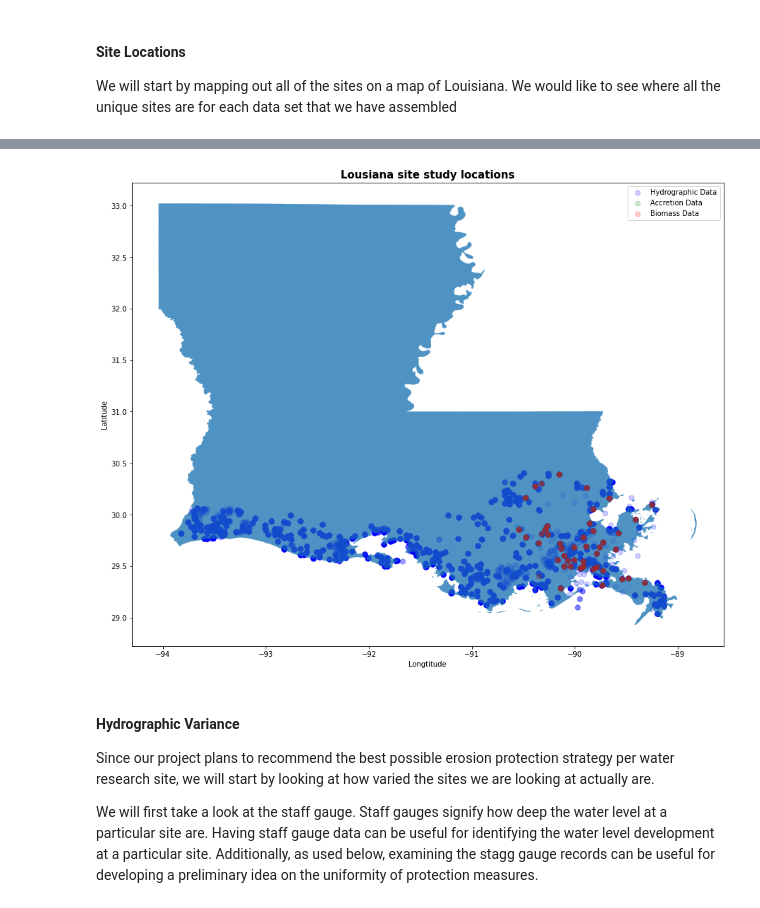
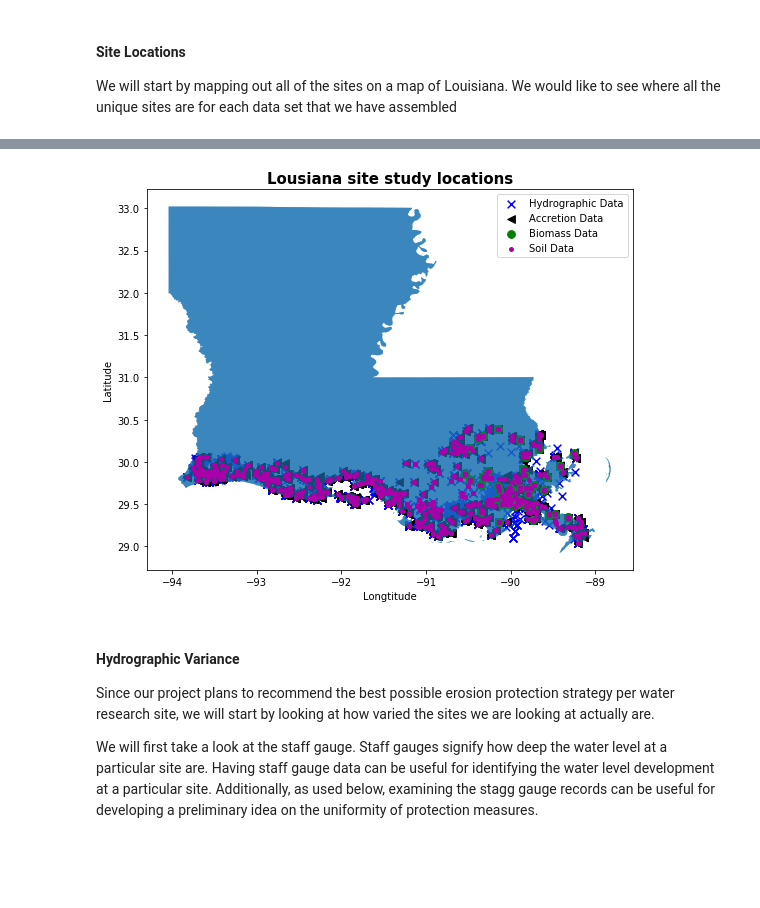
Before and after one commit to MinaSSaleh/MinaSSaleh.github.io, a Jupyter notebook: FinalTutorial.ipynb, the cells around one changed output, grey strips where cells are left out. Cells and saved outputs as stored; diff of their text form; code cells hidden in the pictures; blank space fills up the shorter version.

```diff
--- a/FinalTutorial.ipynb
+++ b/FinalTutorial.ipynb
@@ -289,0 +243,13 @@ for df in [hydro, accretion, biomass]:
+# %%
+# Observe the dataset columns
+print(soil_untidy.columns)
+# # Focus on only the columns we care about
+col_drops = ["Group", "Organization", "Personnel", "Comments"]
+soil_subset = soil_untidy.drop(col_drops, axis=1)
+# Rename some columns
+soil_subset = soil_subset.rename(
+    columns={"Wet Soil pH (pH units)": "Soil pH"})
+# Create datetime columns
+soil_subset.loc[:, "Datetime"] = pd.to_datetime(soil_subset["Sample Date (mm/dd/yyyy)"], format="%m/%d/%Y")
+soil = soil_subset.drop("Sample Date (mm/dd/yyyy)", axis=1)
+soil.head()
@@ -294,12 +283,3 @@ Now that we have the data we need, let's start investigating the structure and l
 # %% [markdown]
 #### Site Locations
 We will start by mapping out all of the sites on a map of Louisiana. We would like to see where all the unique sites are for each data set that we have assembled
-# %%
-
-hydro=pd.read_csv(r"C:\Users\Mina\Downloads\hydro.csv\hydro.csv",encoding= 'unicode_escape')
-accretion=pd.read_csv(r"C:\Users\Mina\Downloads\CRMS_Biomass\CRMS_Biomass.csv",encoding= 'unicode_escape')
-vegetation=pd.read_csv(r"C:\Users\Mina\Downloads\CRMS_Soil_Properties\CRMS_Soil_Properties.csv",encoding= 'unicode_escape')
-biomass=pd.read_csv(r"C:\Users\Mina\Downloads\CRMS_Biomass\CRMS_Biomass.csv",encoding= 'unicode_escape')
-hydro.head(10)
-accretion.head(10)
-vegetation.head(10)
@@ -326,3 +285,0 @@ hydro.head(3)
-# %%
-hydro.rename(columns={"CPRA Station ID": "Station ID"}, inplace=True)
-accretion.head(5)
@@ -337,29 +286,31 @@ accretion.head(5)
 # %%
 states = gpd.read_file("cb_2017_us_state_500k")
-def LA_plot(df, ax, title="", **plot_kw):
+def LA_plot(df, ax, title="", nodat=False, **plot_kw):
     """Scatter plot laid upon Louisiana using geopandas."""
     geometry = [Point(xy) for xy in zip(df["Longitude"], df["Latitude"])]
     geo_df = gpd.GeoDataFrame(df, geometry=geometry)
     # Set graph features
     ax.set_xlabel("Longtitude")
     ax.set_ylabel("Latitude")
     states[states['NAME'] == 'Louisiana'].plot(ax=ax, alpha=0.4)
-    geo_df.plot(ax=ax, **plot_kw)
+    if not nodat:
+        geo_df.plot(ax=ax, **plot_kw)
 
 # Create figure for LA
-fig, ax = plt.subplots(figsize=(15,15))
+fig, ax = plt.subplots(figsize=(11,7))
 # Plot location of sites from three datasets
-for df, label, c in zip([hydro, accretion, biomass],
-                        [f"{i} Data" for i in ["Hydrographic", "Accretion", "Biomass"]],
-                        ["blue", "green", "red"]):
-    LA_plot(df.groupby("Station ID").first(), ax, alpha=0.2, label=label, legend=True,
-            markersize=50, c=c)
+for df, label, c, shape in zip([hydro, accretion, biomass, soil],
+                        [f"{i} Data" for i in ["Hydrographic", "Accretion", "Biomass", "Soil"]],
+                        ["blue", "black", "green", "#AA00AA"],
+                        ["x", "<", "o", "."]):
+    LA_plot(df.groupby("Station ID").first(), ax, alpha=1, label=label, legend=True,
+            markersize=60, c=c, marker=shape)
 
 # Axes options
 ax.set_title("Lousiana site study locations", fontsize=15, fontweight="bold");
 ax.legend();
 # %% [output]
-[figure, old version]
+[figure, new version]
 # %% [markdown]
 #### Hydrographic Variance
 Since our project plans to recommend the best possible erosion protection strategy per water research site, we will start by looking at how varied the sites we are looking at actually are.
```
Also changed, not shown: parts of 59 cells of this notebook, 1 other file.
